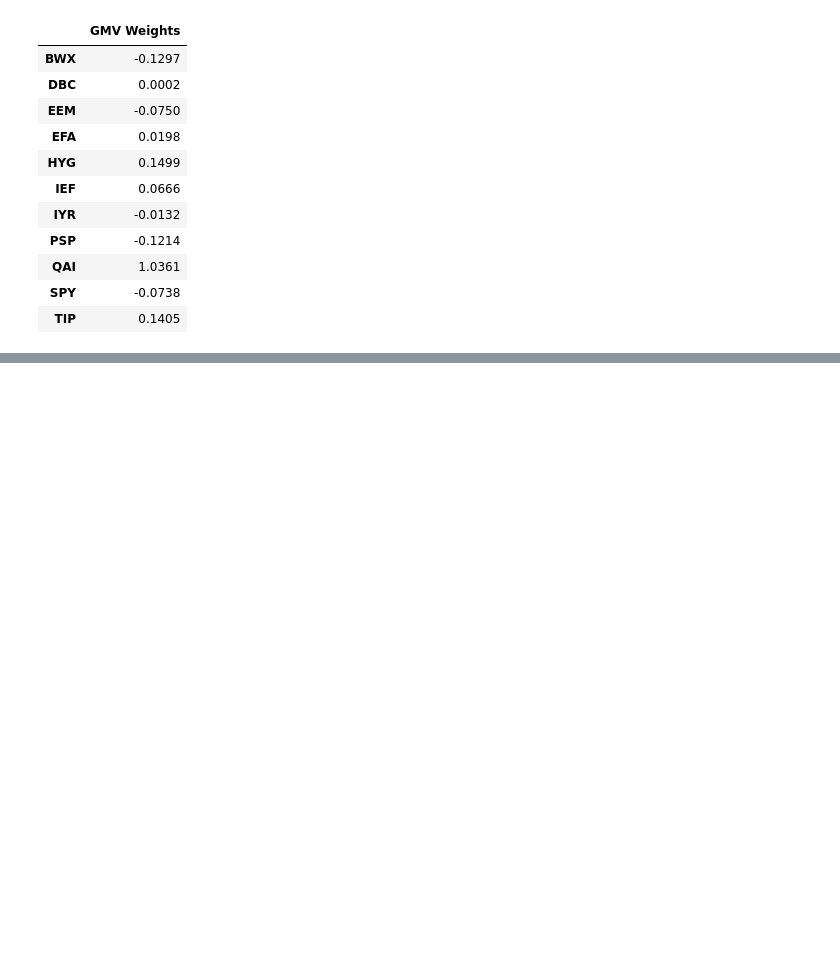
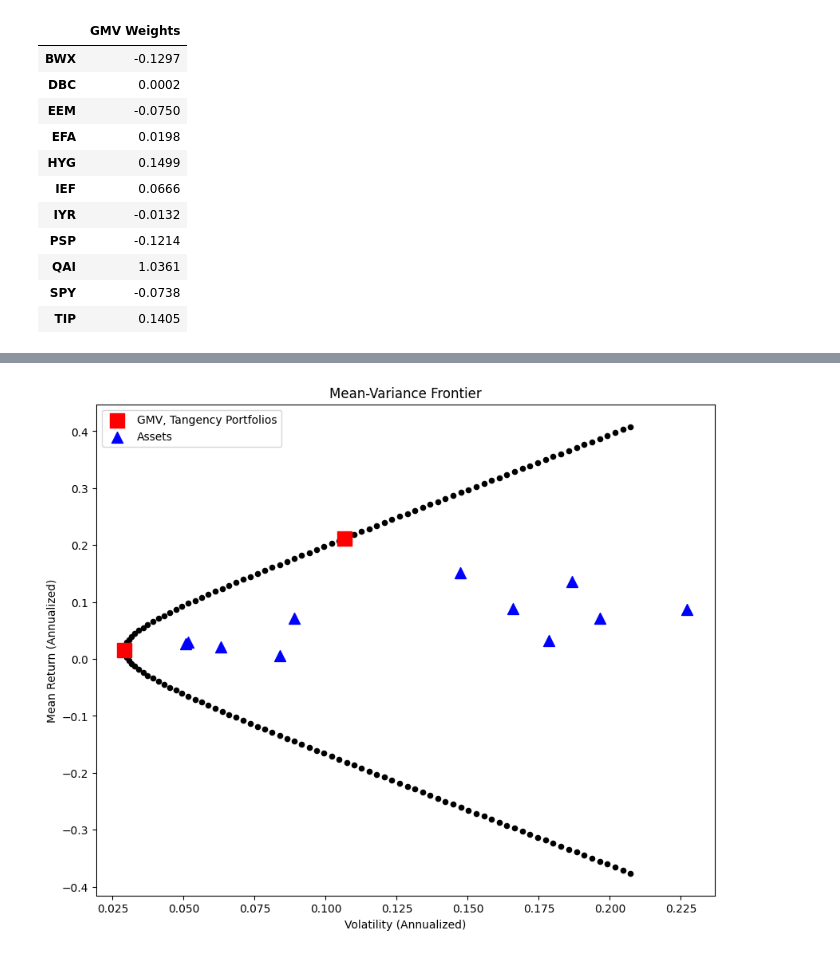
Before and after one commit to chew-in/Quantitative_Portfolio_Manager, a Jupyter notebook: homework/hw1_CY.ipynb, the cells around one changed output, grey strips where cells are left out. Cells and saved outputs as stored; diff of their text form; code cells hidden in the pictures; blank space fills up the shorter version.

Commit message:
plotting done

```diff
--- a/homework/hw1_CY.ipynb
+++ b/homework/hw1_CY.ipynb
@@ -699,0 +760,33 @@ summary_statistics_annualized(excess_returns @ weights_MV)
+# %%
+def plot_mv_frontier(mv_frame, returns, weights_mv):
+    """Plot the mean-variance frontier along with the tangency and GMV portfolios."""
+
+    # Portfolio total_returns for Tangency and GMV
+    rets_special = pd.DataFrame(index=total_returns.index)
+    rets_special['Tangency'] = total_returns @ weights_MV['Tangency Weights']
+    rets_special['GMV'] = total_returns @ weights_MV['GMV Weights']
+
+    # Calculate mean and volatility for special portfolios
+    mv_special = pd.DataFrame({
+        'mean': rets_special.mean() * 12,  # Annualized mean return
+        'vol': rets_special.std() * np.sqrt(12)  # Annualized volatility
+    })
+
+    # Individual assets' mean and volatility
+    mv_assets = pd.DataFrame({
+        'mean': total_returns.mean() * 12,
+        'vol': total_returns.std() * np.sqrt(12)
+    })
+
+    ax = mv_frame.plot.scatter(x='vol', y='mean', c='k', figsize=(10, 8), title='Mean-Variance Frontier')
+    mv_special.plot.scatter(x='vol', y='mean', ax=ax, c='r', marker='s', s=150, label='GMV, Tangency Portfolios')
+    mv_assets.plot.scatter(x='vol', y='mean', ax=ax, c='b', marker='^', s=100, label='Assets')
+
+    plt.xlabel('Volatility (Annualized)')
+    plt.ylabel('Mean Return (Annualized)')
+    plt.legend()
+    plt.show()
+
+plot_mv_frontier(mv_frame, total_returns, weights_MV)
+# %% [output]
+[figure, added]
```
Also changed, not shown: parts of 5 cells of this notebook.
